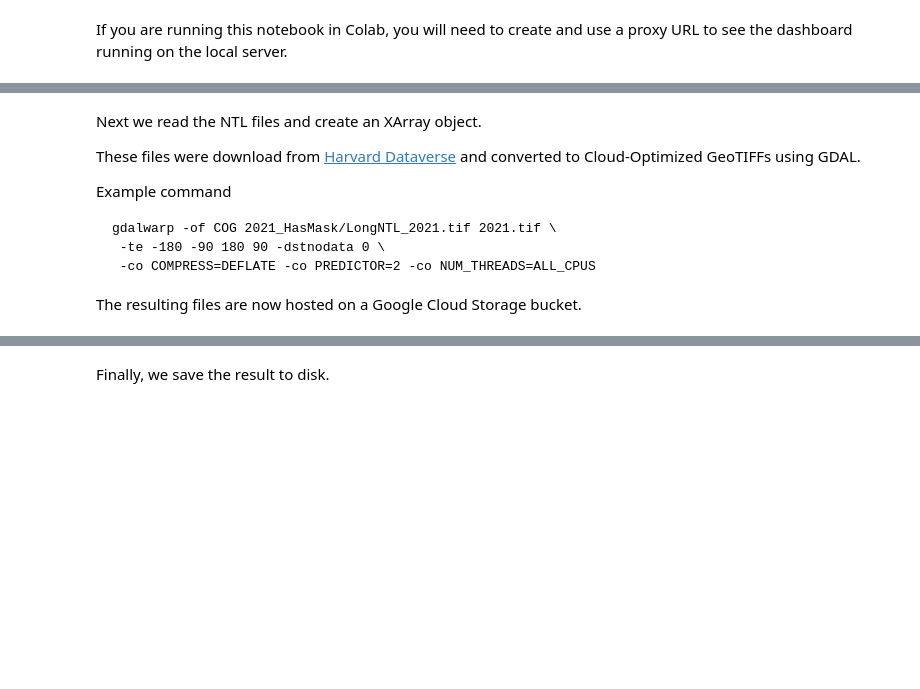
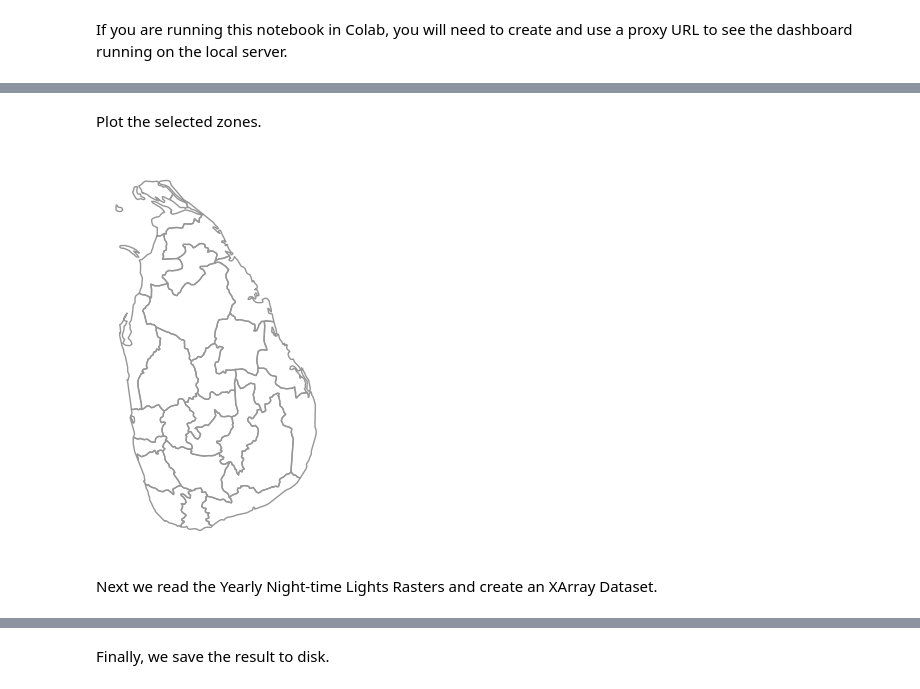
Before and after one commit to spatialthoughts/geopython-tutorials, a Jupyter notebook: notebooks/xarray_zonal_stats_time_series.ipynb, the cells around one changed output, grey strips where cells are left out. Drawn from its saved outputs; the diff is of its cells as text; code cells hidden in the pictures; blank space fills up the shorter version.

````diff
--- a/notebooks/xarray_zonal_stats_time_series.ipynb
+++ b/notebooks/xarray_zonal_stats_time_series.ipynb
@@ -75,6 +98,7 @@ admin1_file_path = os.path.join(data_folder, admin1_zipfile)
 
 admin1_df = gpd.read_file(admin1_file_path)
 
-zones = admin1_df[admin1_df['iso_a2'] == country_code][['adm1_code', 'name', 'iso_a2', 'geometry']].copy()
+zones = admin1_df[admin1_df['iso_a2'] == country_code]
+zones = zones[['adm1_code', 'name', 'iso_a2', 'geometry']].copy()
 zones['id'] = zones.reset_index().index + 1
-zones
+zones.head()
@@ -84,14 +111,0 @@ bbox
-# %% [markdown]
-Next we read the NTL files and create an XArray object.
-
-These files were download from [Harvard Dataverse](https://dataverse.harvard.edu/dataset.xhtml?persistentId=doi:10.7910/DVN/YGIVCD) and converted to Cloud-Optimized GeoTIFFs using GDAL.
-
- Example command
-
- ```
- gdalwarp -of COG 2021_HasMask/LongNTL_2021.tif 2021.tif \
-  -te -180 -90 180 90 -dstnodata 0 \
-  -co COMPRESS=DEFLATE -co PREDICTOR=2 -co NUM_THREADS=ALL_CPUS
-```
-
-The resulting files are now hosted on a Google Cloud Storage bucket.
@@ -101 +112,17 @@ end_year = 2020
+# %% [markdown]
+Plot the selected zones.
+# %%
+fig, ax = plt.subplots(1, 1)
+fig.set_size_inches(5,5)
+zones.plot(
+    ax=ax,
+    facecolor='none',
+    edgecolor='#969696')
+ax.set_aspect('equal')
+ax.set_axis_off()
+plt.show()
+# %% [output]
+[figure, added]
+# %% [markdown]
+Next we read the Yearly Night-time Lights Rasters and create an XArray Dataset.
 # %%
````
Also changed, not shown: parts of 30 cells of this notebook.
